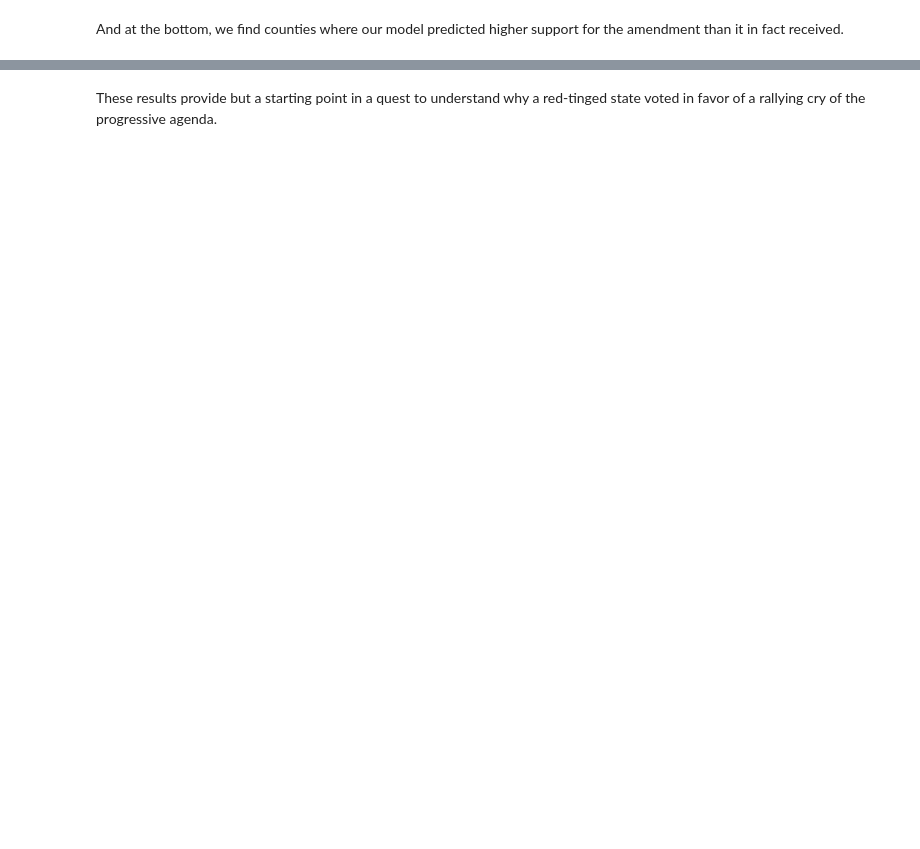
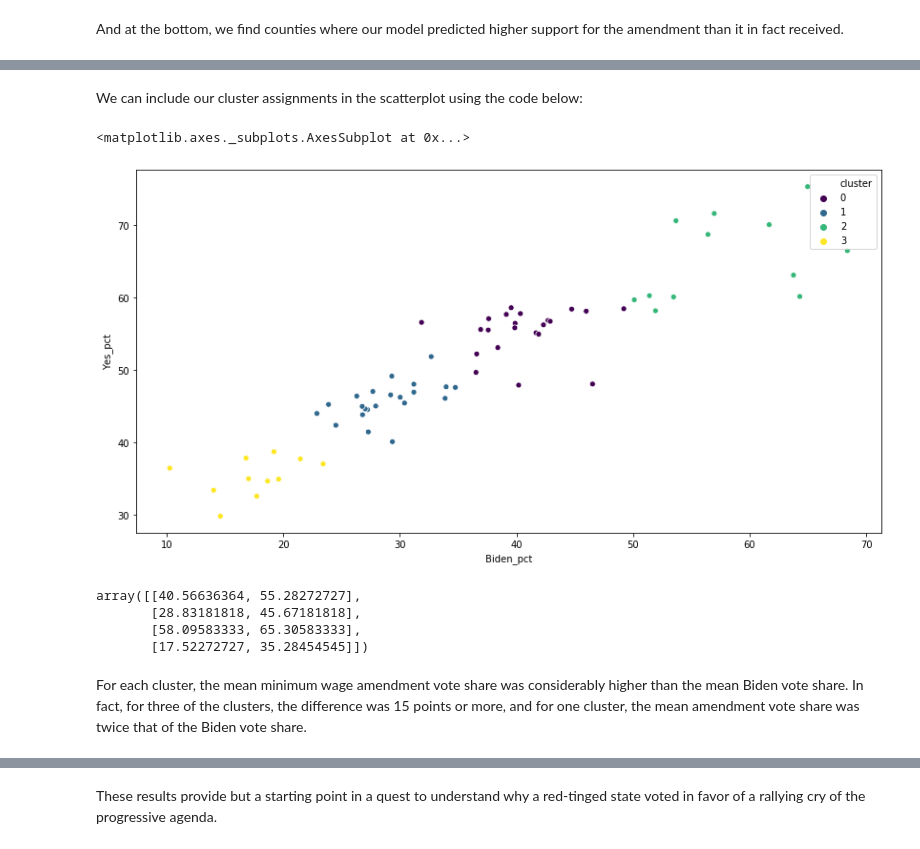
Before and after one commit to devinjbarkey/devinjbarkey.github.io, a Jupyter notebook: FL2020.ipynb, the cells around one changed output, grey strips where cells are left out. Drawn from its saved outputs; the diff is of its cells as text; code cells hidden in the pictures; blank space fills up the shorter version.

```diff
--- a/FL2020.ipynb
+++ b/FL2020.ipynb
@@ -61,8 +75,9 @@ pres
 # %% [markdown]
 Next, we create two new columns: one for the total votes cast in a county in the presidential election and the other for President Trump's share of that vote.
 # %%
-pres['Total_pres'] = pres.sum(axis = 1)
-pres['Trump_pct'] = (pres['Trump / Pence(REP)']/pres['Total_pres'] * 100).round(2)
+pres['Total_pres_two_party'] = pres['Trump / Pence(REP)'] + pres['Biden / Harris(DEM)']
+pres['Trump_pct'] = (pres['Trump / Pence(REP)']/pres['Total_pres_two_party'] * 100).round(2)
+pres['Biden_pct'] = (pres['Biden / Harris(DEM)']/pres['Total_pres_two_party'] * 100).round(2)
 # %% [markdown]
 Turning to the minimum wage amendment, we use the same process as above to read those results into a `pandas` `DataFrame` and tidy them up.
 # %%
@@ -70,6 +85,7 @@ url2 = "http://results.elections.myflorida.com/DetailRpt.Asp?ELECTIONDATE=11/3/2
 r2 = requests.get(url2, headers = header)
 min_wage = pd.read_html(r2.text, skiprows = 1, header = 0)[0]
 min_wage.drop(index = [67,68,69], columns = 'Unnamed: 3', inplace = True)
+min_wage.loc[min_wage['County'] == 'Desoto', 'County'] = 'DeSoto'#Need to do this as the shapefile in the geospatial visualization section lists 'DeSoto' as the county name
 min_wage.set_index('County', inplace = True)
 min_wage.rename(columns = {'Unnamed: 1': 'Yes', 'Unnamed: 2': 'No'}, inplace = True)
 min_wage = min_wage.astype(int)
@@ -199,0 +226,23 @@ Name: Yes_pct, dtype: float64
+# %%
+n = 4
+X_kmeans = fl_2020[['Biden_pct', 'Yes_pct']]
+kmeans = KMeans(n_clusters = n, random_state = 0).fit(X_kmeans)
+# %%
+fl_2020['cluster'] = kmeans.labels_
+# %% [markdown]
+We can include our cluster assignments in the scatterplot using the code below:
+# %%
+plt.figure(figsize = (14, 7))
+sns.scatterplot(data = fl_2020,  x = 'Biden_pct', y = 'Yes_pct', hue = 'cluster', palette = 'viridis')
+# %% [output]
+<matplotlib.axes._subplots.AxesSubplot at 0x...>
+[figure, added]
+# %%
+kmeans.cluster_centers_
+# %% [output]
+array([[40.56636364, 55.28272727],
+       [28.83181818, 45.67181818],
+       [58.09583333, 65.30583333],
+       [17.52272727, 35.28454545]])
+# %% [markdown]
+For each cluster, the mean minimum wage amendment vote share was considerably higher than the mean Biden vote share. In fact, for three of the clusters, the difference was 15 points or more, and for one cluster, the mean amendment vote share was twice that of the Biden vote share.
```
Also changed, not shown: parts of 32 cells of this notebook.
